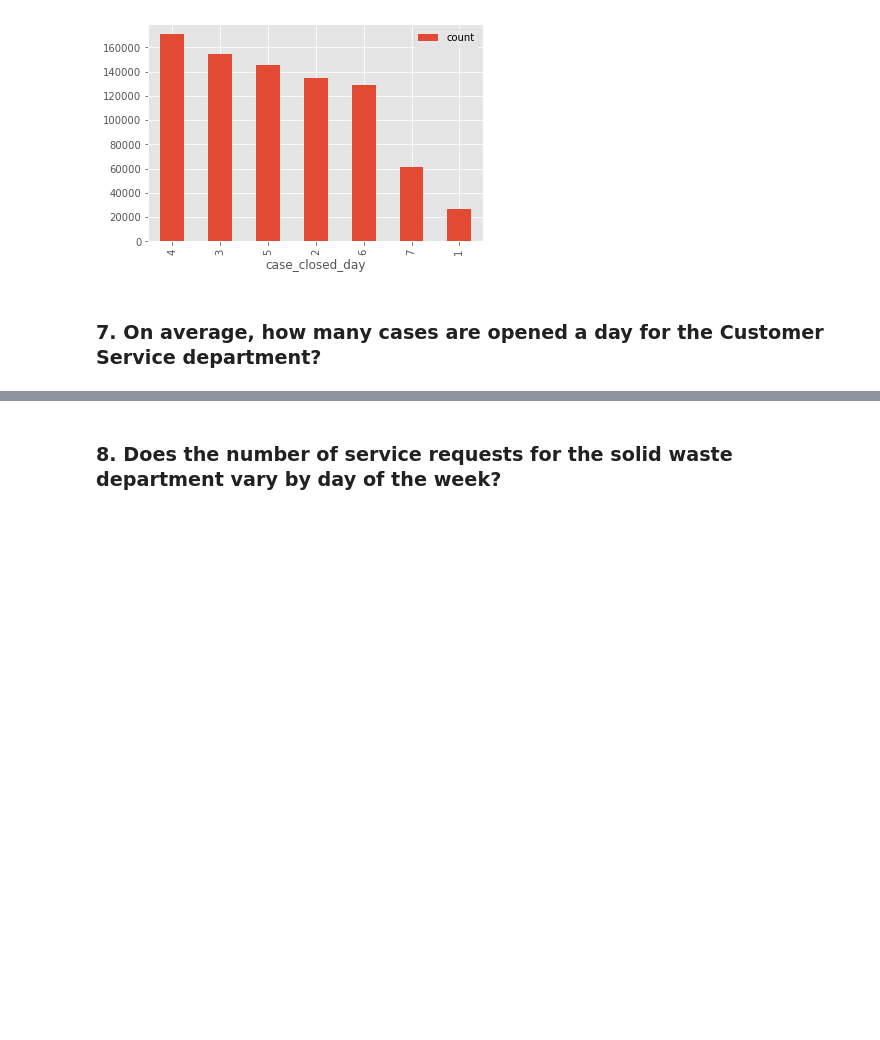
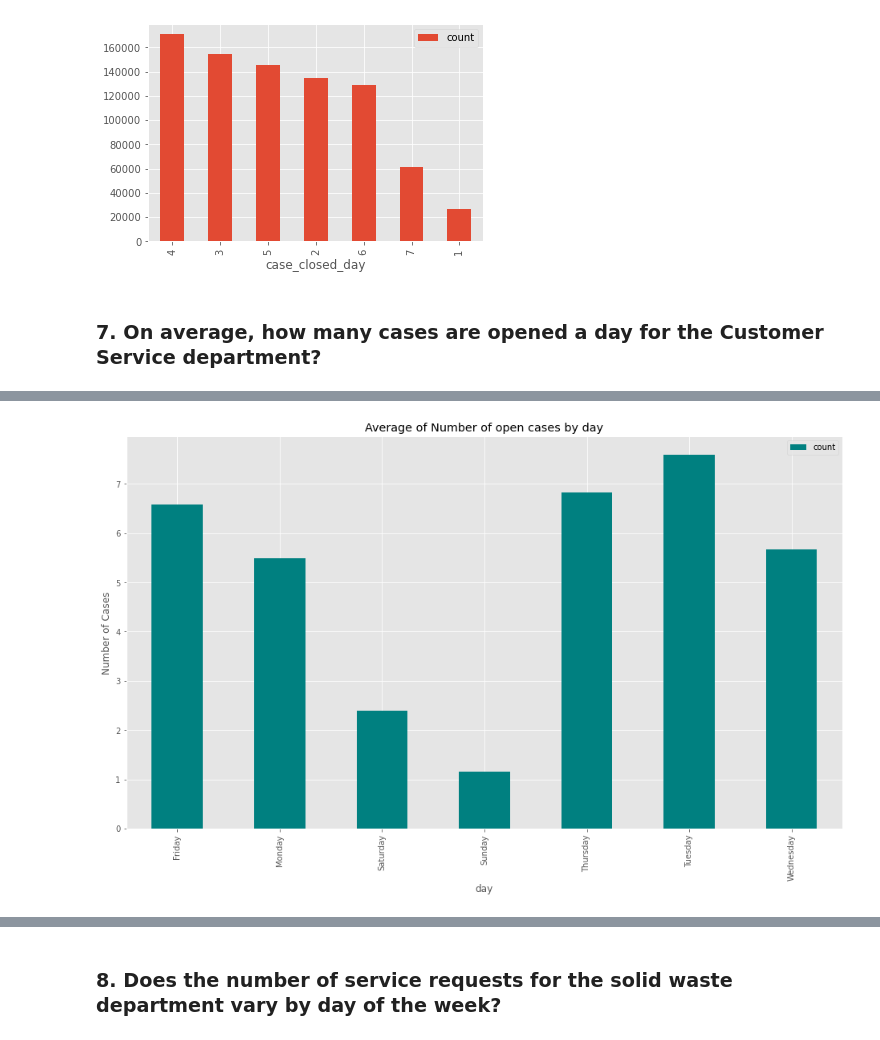
Before and after one commit to cindyvillanuevads/spark-exercises, a Jupyter notebook: explore.ipynb, the cells around one changed output, grey strips where cells are left out. Saved outputs shown, nothing was run; the diff lists cells and outputs as text; code cells hidden in the pictures; blank space fills up the shorter version.

```diff
--- a/explore.ipynb
+++ b/explore.ipynb
@@ -787,0 +803,7 @@ df_closed.plot.bar()
+# %%
+# the table above conver to pandas df
+cs_df =(df.withColumn("case_opened_date", expr("date(case_opened_date)"))
+    .filter(df.department == "Customer Service")
+    .groupby("case_opened_date")
+    .count().na.drop().sort('case_opened_date')
+    .toPandas())
@@ -787,0 +831,8 @@ df_closed.plot.bar()
+# %%
+# Converting to DateTime Type
+cs_df['case_opened_date'] = pd.to_datetime(cs_df.case_opened_date)
+# %%
+#create a new column for day
+cs_df['day']= cs_df.case_opened_date.dt.day_name()
+# %%
+cs_df['case_opened_date_simple'] = cs_df.case_opened_date.dt.date
@@ -787,0 +870,7 @@ df_closed.plot.bar()
+# %%
+cs_df.groupby('day').mean().plot.bar(figsize=(16,9), color = "teal")
+plt.title("Average of Number of open cases by day")
+plt.ylabel("Number of Cases")
+plt.show()
+# %% [output]
+[figure, added]
```
Also changed, not shown: parts of 23 cells of this notebook.
